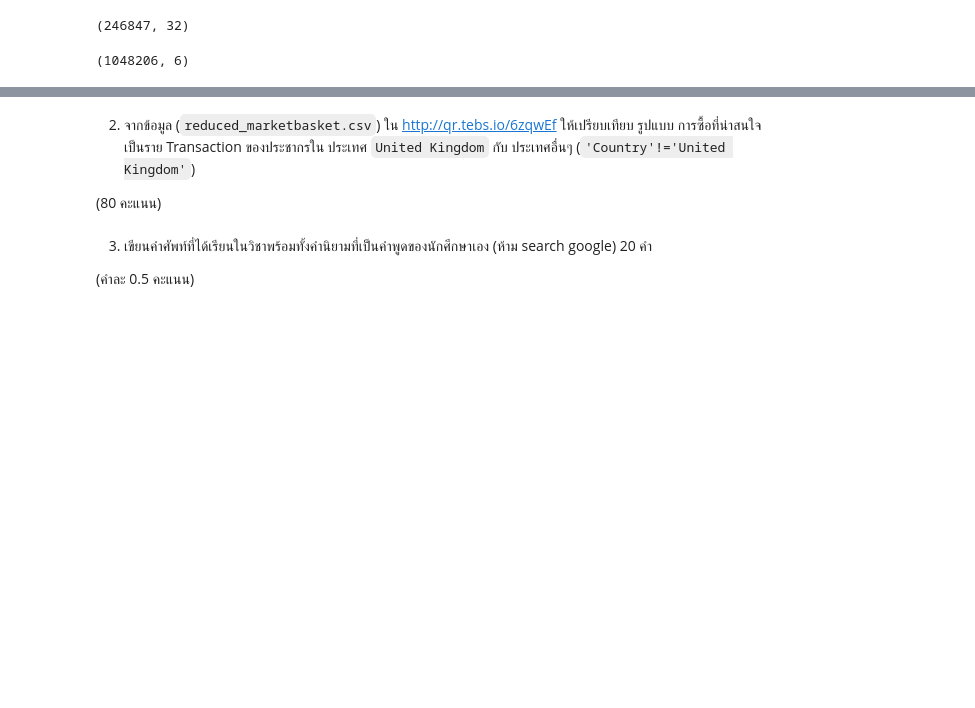
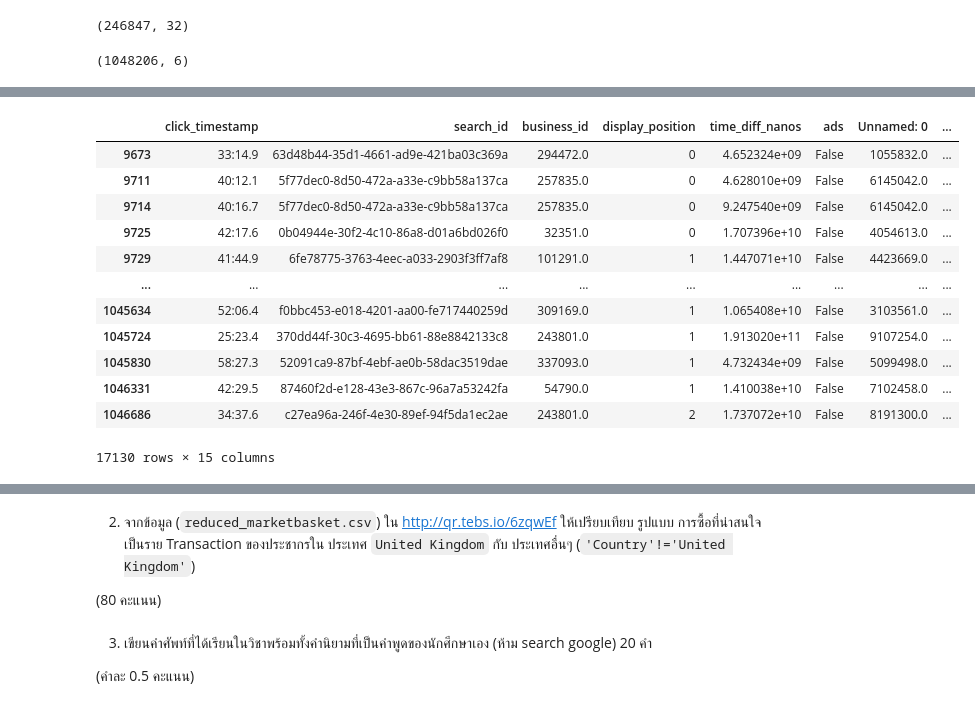
Before and after one commit to Toeylik/kku_data_mining, a Jupyter notebook: Final_Exam_2020.ipynb, the cells around one changed output, grey strips where cells are left out. Saved outputs shown, nothing was run; the diff lists cells and outputs as text; code cells hidden in the pictures; blank space fills up the shorter version.

```diff
--- a/Final_Exam_2020.ipynb
+++ b/Final_Exam_2020.ipynb
@@ -102,0 +141,3 @@ a = w_restaurant[['name','city_name','avg_price']]
+# %%
+search =search_click.merge(search_request,how='left', left_on='search_id',right_on='search_id')
+search.head()
@@ -102,0 +151,17 @@ a = w_restaurant[['name','city_name','avg_price']]
+# %%
+search = search.dropna()
+search
+# %% [output]
+|  | click_timestamp | search_id | business_id | display_position | time_diff_nanos | ads | Unnamed: 0 | ... |
+| 9673 | 33:14.9 | 63d48b44-35d1-4661-ad9e-421ba03c369a | 294472.0 | 0 | 4.652324e+09 | False | 1055832.0 | ... |
+| 9711 | 40:12.1 | 5f77dec0-8d50-472a-a33e-c9bb58a137ca | 257835.0 | 0 | 4.628010e+09 | False | 6145042.0 | ... |
+| 9714 | 40:16.7 | 5f77dec0-8d50-472a-a33e-c9bb58a137ca | 257835.0 | 0 | 9.247540e+09 | False | 6145042.0 | ... |
+| 9725 | 42:17.6 | 0b04944e-30f2-4c10-86a8-d01a6bd026f0 | 32351.0 | 0 | 1.707396e+10 | False | 4054613.0 | ... |
+| 9729 | 41:44.9 | 6fe78775-3763-4eec-a033-2903f3ff7af8 | 101291.0 | 1 | 1.447071e+10 | False | 4423669.0 | ... |
+| ... | ... | ... | ... | ... | ... | ... | ... | ... |
+| 1045634 | 52:06.4 | f0bbc453-e018-4201-aa00-fe717440259d | 309169.0 | 1 | 1.065408e+10 | False | 3103561.0 | ... |
+| 1045724 | 25:23.4 | 370dd44f-30c3-4695-bb61-88e8842133c8 | 243801.0 | 1 | 1.913020e+11 | False | 9107254.0 | ... |
+| 1045830 | 58:27.3 | 52091ca9-87bf-4ebf-ae0b-58dac3519dae | 337093.0 | 1 | 4.732434e+09 | False | 5099498.0 | ... |
+| 1046331 | 42:29.5 | 87460f2d-e128-43e3-867c-96a7a53242fa | 54790.0 | 1 | 1.410038e+10 | False | 7102458.0 | ... |
+| 1046686 | 34:37.6 | c27ea96a-246f-4e30-89ef-94f5da1ec2ae | 243801.0 | 2 | 1.737072e+10 | False | 8191300.0 | ... |
+17130 rows × 15 columns
```
Also changed, not shown: parts of 11 cells of this notebook.
